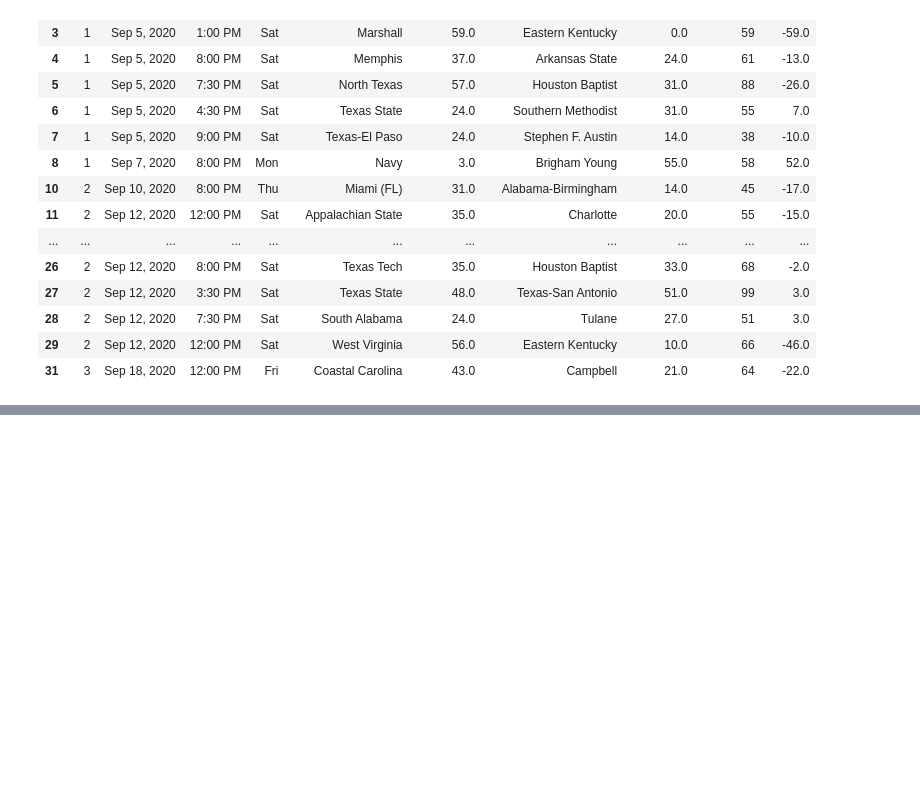
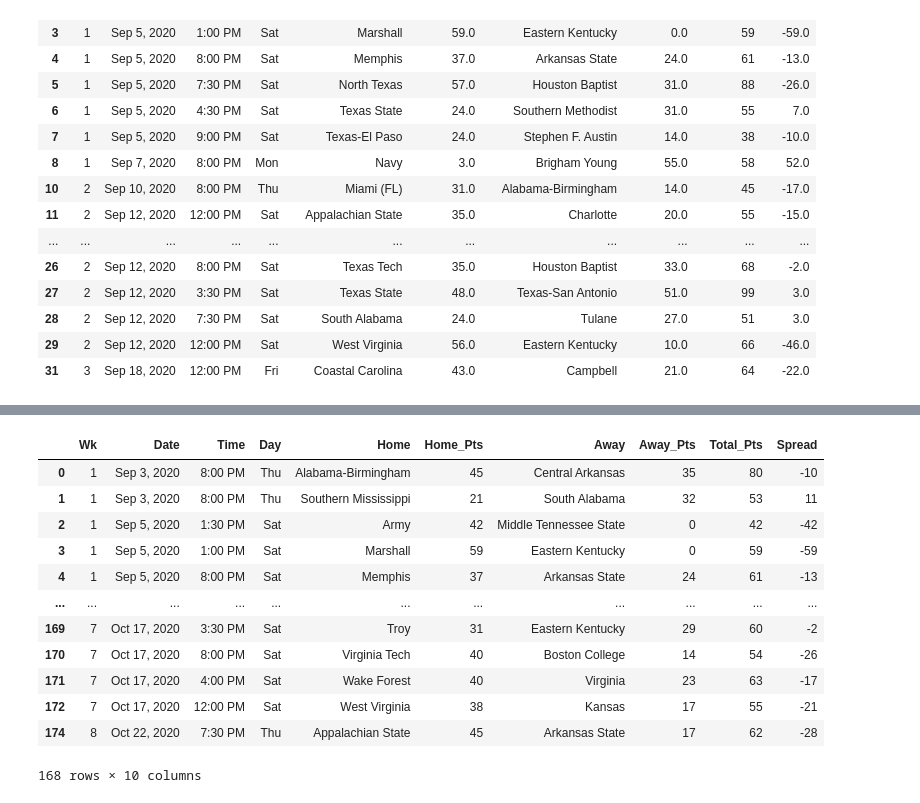
Before and after one commit to SheilKumar/CFBPrediction, a Jupyter notebook: College_Football.ipynb, the cells around one changed output, grey strips where cells are left out. Drawn from its saved outputs; the diff is of its cells as text; code cells hidden in the pictures; blank space fills up the shorter version.

Commit message:
Finished helper functions, combined years of data, need to write idx2team dictionary and then begin with the machine learning

```diff
--- a/College_Football.ipynb
+++ b/College_Football.ipynb
@@ -152,0 +157,37 @@ completed_fixtures[1:30]
+# %%
+def create_url(years):
+  temp = []
+  for i in years:
+    s = "https://www.sports-reference.com/cfb/years/{yearnumber}-schedule.html".format(yearnumber=i)
+    temp.append(s)
+  return temp
+
+def get_data(url):
+  raw = pd.read_html(url, header=0)
+  df = raw[0]
+  completed_fixtures = df.drop(df[df.Pts=='Pts'].index)
+  completed_fixtures = completed_fixtures.rename(columns={'Pts':'Home_Pts', 'Pts.1':'Away_Pts','Winner':'Home','Loser':'Away'})
+  completed_fixtures = completed_fixtures.drop(['Rk', 'Notes'], axis=1)
+  actual_away = completed_fixtures[completed_fixtures.loc[:,"Unnamed: 7"]=="@"].Home
+  actual_home = completed_fixtures[completed_fixtures.loc[:,"Unnamed: 7"]=="@"].Away
+  away_pts = completed_fixtures[completed_fixtures.loc[:,"Unnamed: 7"]=="@"].Home_Pts
+  home_pts = completed_fixtures[completed_fixtures.loc[:,"Unnamed: 7"]=="@"].Away_Pts
+  completed_fixtures.loc[completed_fixtures["Unnamed: 7"]=="@", ["Away"]] = actual_away
+  completed_fixtures.loc[completed_fixtures["Unnamed: 7"]=="@", ["Home"]] = actual_home
+  completed_fixtures.loc[completed_fixtures["Unnamed: 7"]=="@", ["Home_Pts"]] = home_pts
+  completed_fixtures.loc[completed_fixtures["Unnamed: 7"]=="@", ["Away_Pts"]] = away_pts
+  completed_fixtures = completed_fixtures.drop(['Unnamed: 7'], axis=1)
+  completed_fixtures["Home"] = completed_fixtures['Home'].str.split().str.join(' ').str.lstrip("1234567890() ")
+  completed_fixtures["Away"] = completed_fixtures['Away'].str.split().str.join(' ').str.lstrip("1234567890() ")
+  return completed_fixtures
+
+def get_completed_fixtures(full_fixtures):
+  completed_fixtures = full_fixtures.dropna(subset=['Home_Pts'])
+  completed_fixtures = completed_fixtures.astype({'Home_Pts':'int32'})
+  completed_fixtures = completed_fixtures.astype({'Away_Pts':'int32'})
+  completed_fixtures = completed_fixtures.assign(Total_Pts = completed_fixtures['Home_Pts']+completed_fixtures['Away_Pts'])
+  completed_fixtures = completed_fixtures.assign(Spread=completed_fixtures['Away_Pts']-completed_fixtures['Home_Pts'])
+  return completed_fixtures
+# %%
+full_fixtures = get_data("https://www.sports-reference.com/cfb/years/2019-schedule.html")
+full_fixtures
@@ -152,0 +208,16 @@ completed_fixtures[1:30]
+# %%
+get_completed_fixtures(full_fixtures)[:]
+# %% [output]
+|  | Wk | Date | Time | Day | Home | Home_Pts | Away | Away_Pts | Total_Pts | Spread |
+| 0 | 1 | Sep 3, 2020 | 8:00 PM | Thu | Alabama-Birmingham | 45 | Central Arkansas | 35 | 80 | -10 |
+| 1 | 1 | Sep 3, 2020 | 8:00 PM | Thu | Southern Mississippi | 21 | South Alabama | 32 | 53 | 11 |
+| 2 | 1 | Sep 5, 2020 | 1:30 PM | Sat | Army | 42 | Middle Tennessee State | 0 | 42 | -42 |
+| 3 | 1 | Sep 5, 2020 | 1:00 PM | Sat | Marshall | 59 | Eastern Kentucky | 0 | 59 | -59 |
+| 4 | 1 | Sep 5, 2020 | 8:00 PM | Sat | Memphis | 37 | Arkansas State | 24 | 61 | -13 |
+| ... | ... | ... | ... | ... | ... | ... | ... | ... | ... | ... |
+| 169 | 7 | Oct 17, 2020 | 3:30 PM | Sat | Troy | 31 | Eastern Kentucky | 29 | 60 | -2 |
+| 170 | 7 | Oct 17, 2020 | 8:00 PM | Sat | Virginia Tech | 40 | Boston College | 14 | 54 | -26 |
+| 171 | 7 | Oct 17, 2020 | 4:00 PM | Sat | Wake Forest | 40 | Virginia | 23 | 63 | -17 |
+| 172 | 7 | Oct 17, 2020 | 12:00 PM | Sat | West Virginia | 38 | Kansas | 17 | 55 | -21 |
+| 174 | 8 | Oct 22, 2020 | 7:30 PM | Thu | Appalachian State | 45 | Arkansas State | 17 | 62 | -28 |
+168 rows × 10 columns
```
Also changed, not shown: parts of 4 cells of this notebook.
